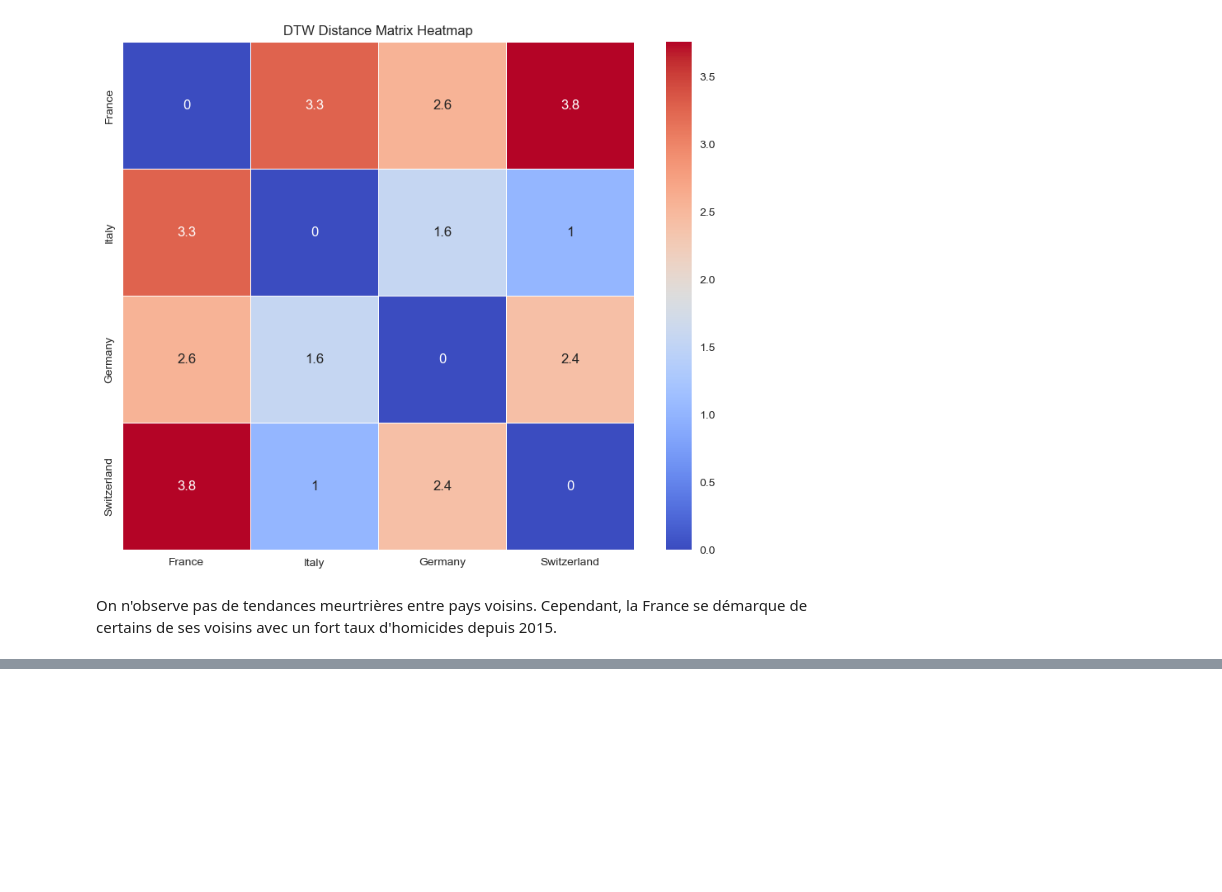
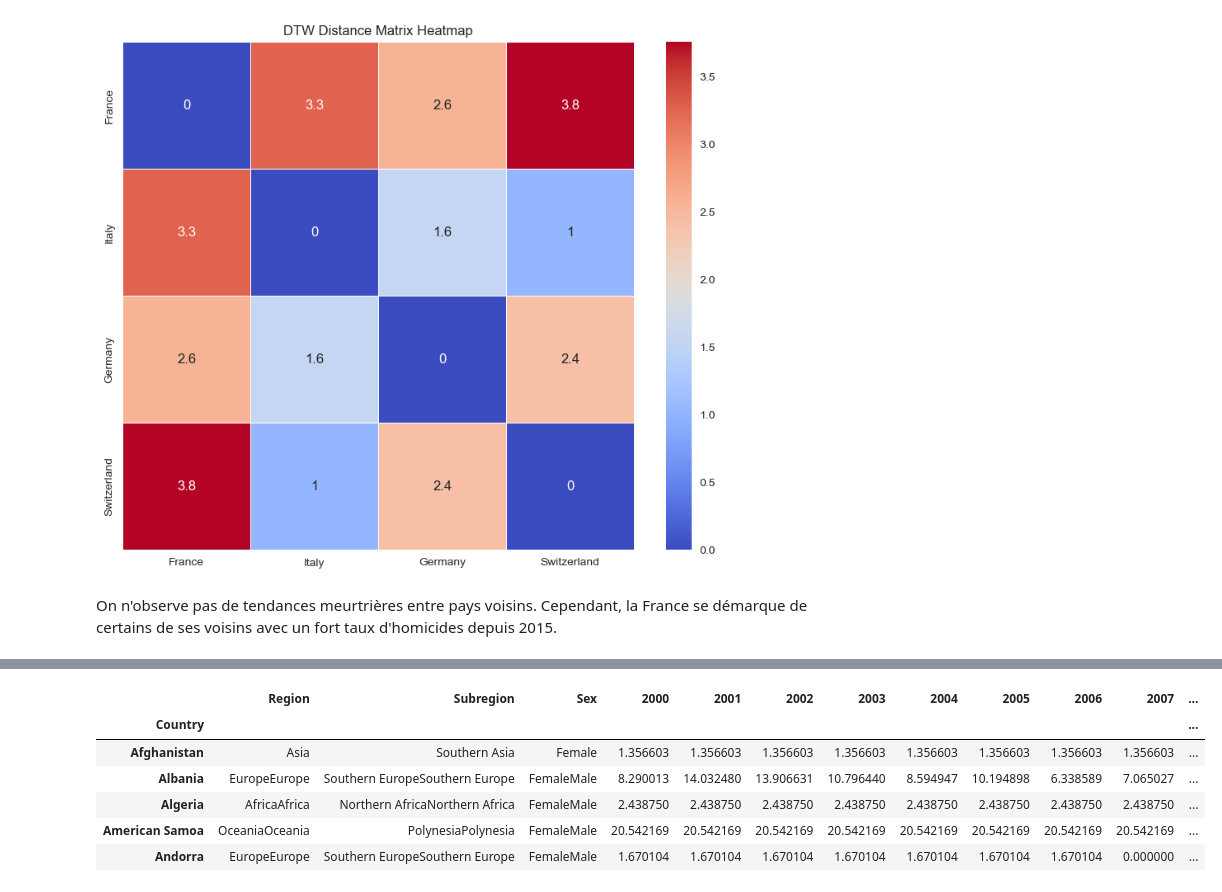
Before and after one commit to adesbx/homicideAnalysis, a Jupyter notebook: projet.ipynb, the cells around one changed output, grey strips where cells are left out. Drawn from its saved outputs; the diff is of its cells as text; code cells hidden in the pictures; blank space fills up the shorter version.

```diff
--- a/projet.ipynb
+++ b/projet.ipynb
@@ -874,0 +880,19 @@ On n'observe pas de tendances meurtrières entre pays voisins. Cependant, la Fra
+# %%
+def replace_nan_with_mean(row):
+    return row.fillna(row['Mean'])
+
+df_graph = df[['Info', 'Rate']].copy()
+df_graph = df_graph.droplevel(0, axis=1)
+
+df_graph = df_graph.apply(lambda row: replace_nan_with_mean(row), axis=1)
+df_graph_2 = df_graph.groupby(by=['Country']).sum()
+df_years = df_graph_2.iloc[:, 4:24]
+df_graph_2.head()
+# %% [output]
+|  | Region | Subregion | Sex | 2000 | 2001 | 2002 | 2003 | 2004 | 2005 | 2006 | 2007 | ... |
+| Country |  |  |  |  |  |  |  |  |  |  |  | ... |
+| Afghanistan | Asia | Southern Asia | Female | 1.356603 | 1.356603 | 1.356603 | 1.356603 | 1.356603 | 1.356603 | 1.356603 | 1.356603 | ... |
+| Albania | EuropeEurope | Southern EuropeSouthern Europe | FemaleMale | 8.290013 | 14.032480 | 13.906631 | 10.796440 | 8.594947 | 10.194898 | 6.338589 | 7.065027 | ... |
+| Algeria | AfricaAfrica | Northern AfricaNorthern Africa | FemaleMale | 2.438750 | 2.438750 | 2.438750 | 2.438750 | 2.438750 | 2.438750 | 2.438750 | 2.438750 | ... |
+| American Samoa | OceaniaOceania | PolynesiaPolynesia | FemaleMale | 20.542169 | 20.542169 | 20.542169 | 20.542169 | 20.542169 | 20.542169 | 20.542169 | 20.542169 | ... |
+| Andorra | EuropeEurope | Southern EuropeSouthern Europe | FemaleMale | 1.670104 | 1.670104 | 1.670104 | 1.670104 | 1.670104 | 1.670104 | 1.670104 | 0.000000 | ... |
```
Also changed, not shown: parts of 14 cells of this notebook.
